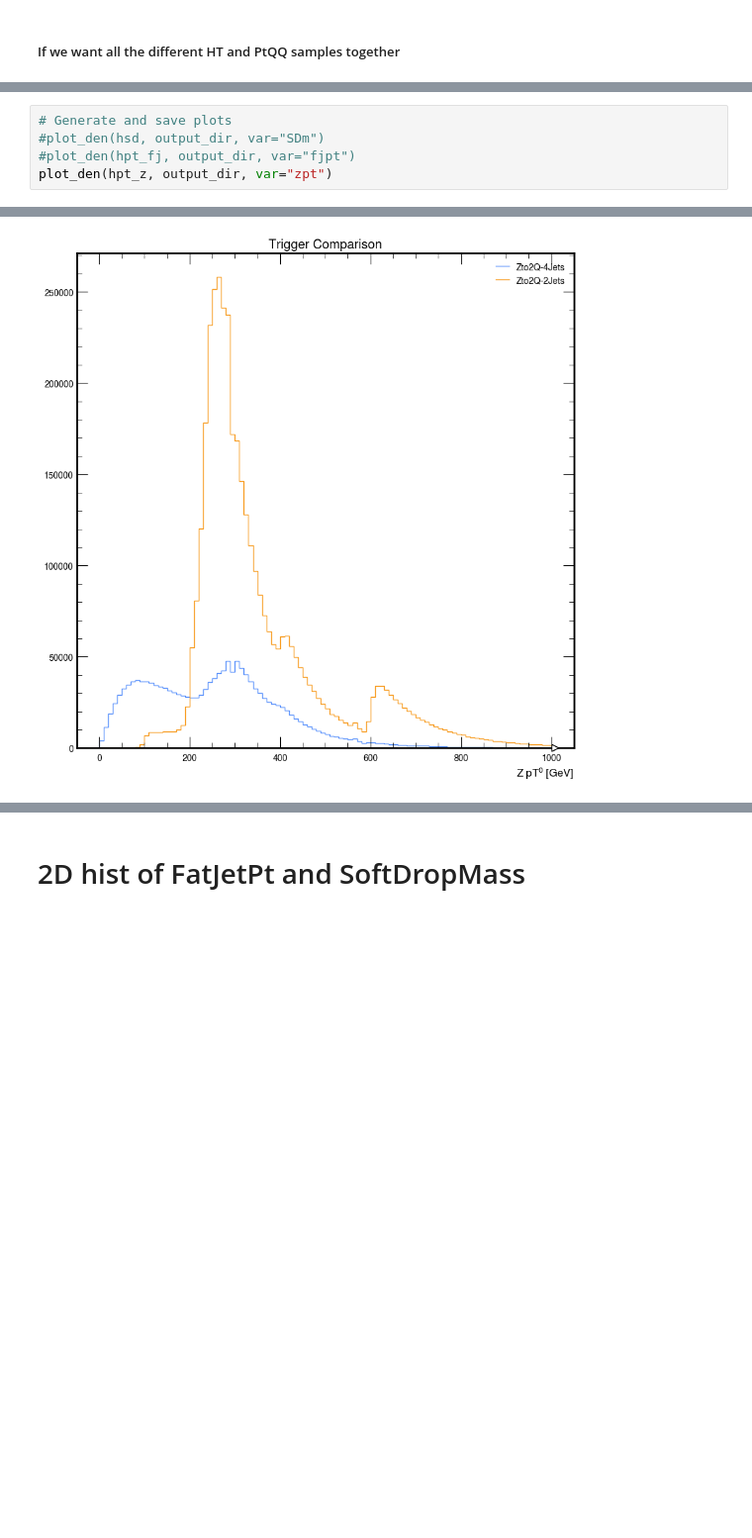
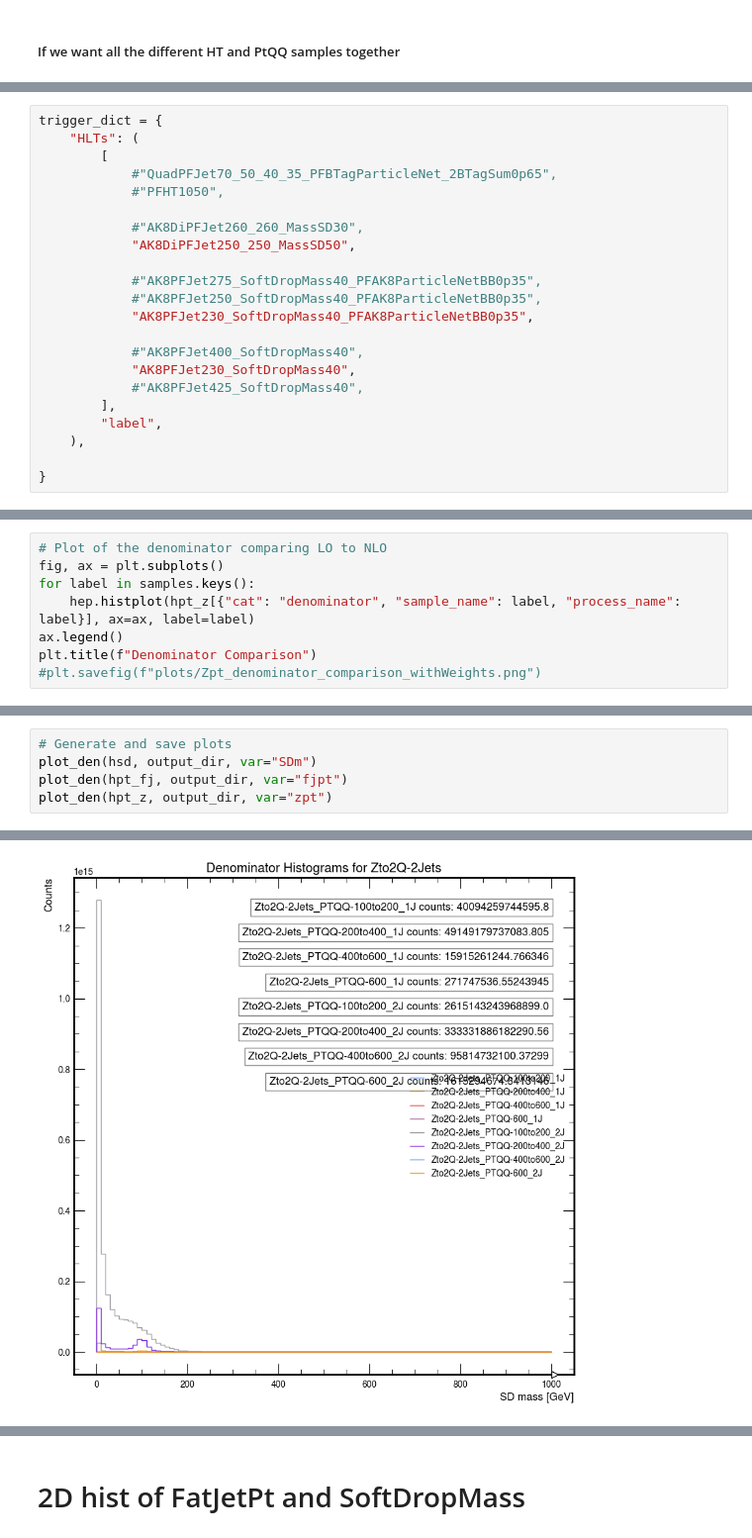
Before and after one commit to gabihamilton/genZ, a Jupyter notebook: trigger_signal.ipynb, the cells around one changed output, grey strips where cells are left out. Shown at 99% size. Saved outputs shown, nothing was run; the diff lists cells and outputs as text; blank space fills up the shorter version.

```diff
--- a/trigger_signal.ipynb
+++ b/trigger_signal.ipynb
@@ -211,0 +127,22 @@ trigger_dict = {
+# %%
+trigger_dict = {
+    "HLTs": (
+        [
+            #"QuadPFJet70_50_40_35_PFBTagParticleNet_2BTagSum0p65",
+            #"PFHT1050",
+
+            #"AK8DiPFJet260_260_MassSD30",
+            "AK8DiPFJet250_250_MassSD50",
+
+            #"AK8PFJet275_SoftDropMass40_PFAK8ParticleNetBB0p35",
+            #"AK8PFJet250_SoftDropMass40_PFAK8ParticleNetBB0p35",
+            "AK8PFJet230_SoftDropMass40_PFAK8ParticleNetBB0p35",
+
+            #"AK8PFJet400_SoftDropMass40",
+            "AK8PFJet230_SoftDropMass40",
+            #"AK8PFJet425_SoftDropMass40",
+        ],
+        "label",
+    ),
+
+}
@@ -312,3 +213,11 @@ for label, sample_dict in events_dict.items():
+# %%
+# Plot of the denominator comparing LO to NLO
+fig, ax = plt.subplots()
+for label in samples.keys():
+    hep.histplot(hpt_z[{"cat": "denominator", "sample_name": label, "process_name": label}], ax=ax, label=label)
+ax.legend()
+plt.title(f"Denominator Comparison")
+#plt.savefig(f"plots/Zpt_denominator_comparison_withWeights.png")
 # %%
 import matplotlib.pyplot as plt
 import hist
@@ -370,7 +262,7 @@ if not os.path.exists(output_dir):
     os.makedirs(output_dir)
 # %%
 # Generate and save plots
-#plot_den(hsd, output_dir, var="SDm")
-#plot_den(hpt_fj, output_dir, var="fjpt")
+plot_den(hsd, output_dir, var="SDm")
+plot_den(hpt_fj, output_dir, var="fjpt")
 plot_den(hpt_z, output_dir, var="zpt")
 # %% [output]
@@ -378 +270 @@ plot_den(hpt_z, output_dir, var="zpt")
-[figure, old version]
+[figure, new version]
```
Also changed, not shown: parts of 20 cells of this notebook.
